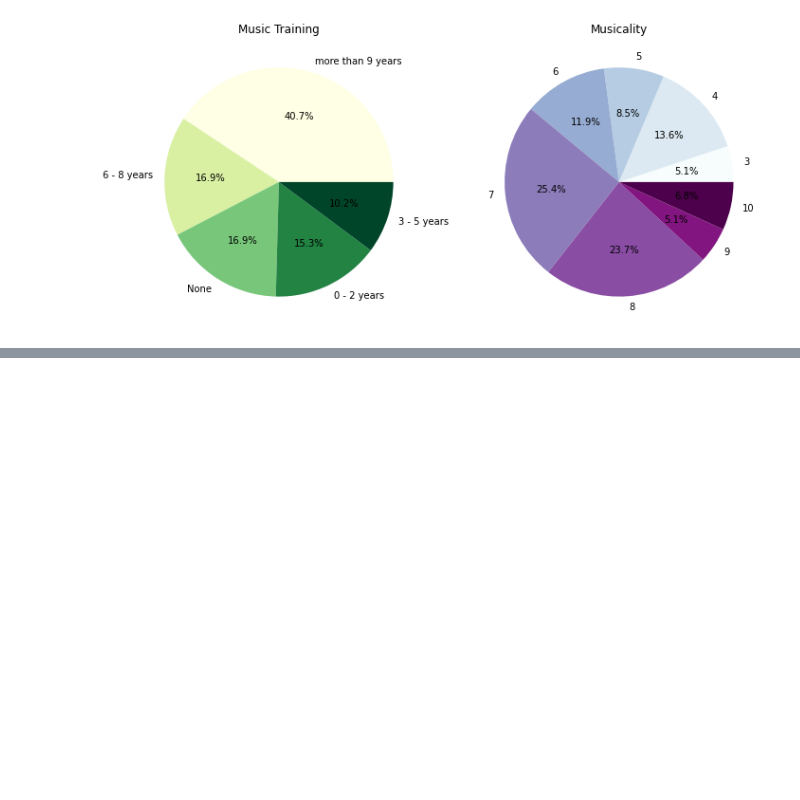
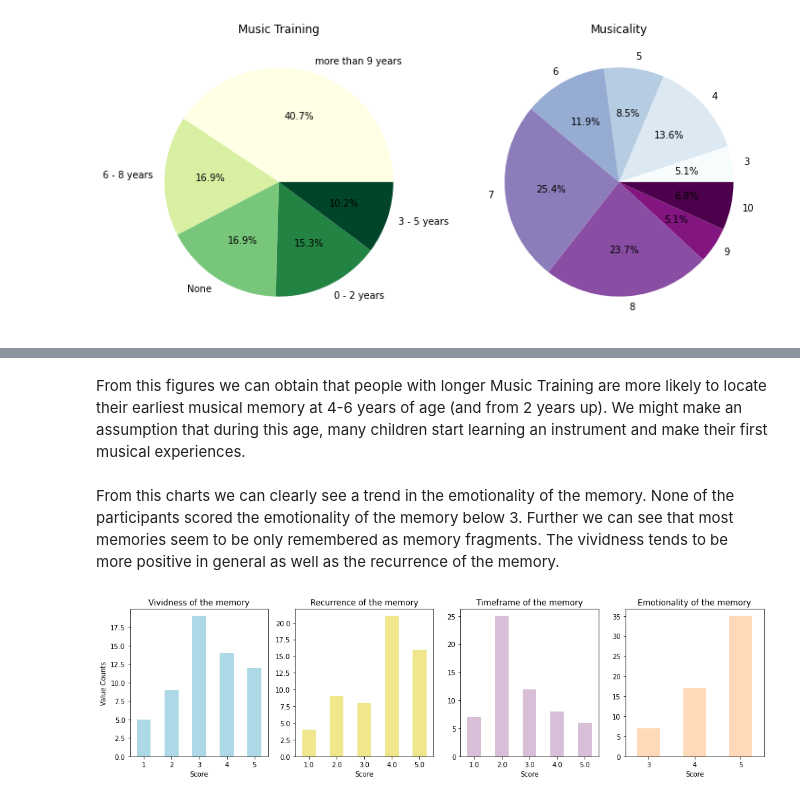
Before and after one commit to lennartnicolas/mpc-presentation, a Jupyter notebook: MPC Study Presentation.ipynb, the cells around one changed output, grey strips where cells are left out. Drawn from its saved outputs; the diff is of its cells as text; code cells hidden in the pictures; blank space fills up the shorter version.

```diff
--- a/MPC Study Presentation.ipynb
+++ b/MPC Study Presentation.ipynb
@@ -132,0 +163,37 @@ From the results we can obtain a strong relationship between the rating of the m
+# %% [markdown]
+From this figures we can obtain that people with longer Music Training are more likely to locate their earliest musical memory at 4-6 years of age (and from 2 years up). We might make an assumption that during this age, many children start learning an instrument and make their first musical experiences.
+# %% [markdown]
+From this charts we can clearly see a trend in the emotionality of the memory. None of the participants scored the emotionality of the memory below 3. Further we can see that most memories seem to be only remembered as memory fragments. The vividness tends to be more positive in general as well as the recurrence of the memory.
+# %%
+fig, ax = plt.subplots(1,4,figsize=(14,4))
+
+x = np.arange(len(df.MQ2.value_counts().sort_index()))
+df.MQ2.value_counts().sort_index().plot(kind='bar',
+                                        ax=ax[0],
+                                        color='lightblue',
+                                        title='Vividness of the memory',
+                                        ylabel='Value Counts',
+                                        rot=0,
+                                        xlabel='Score')
+df.MQ3.value_counts().sort_index().plot(kind='bar',
+                                        ax=ax[1],
+                                        title='Recurrence of the memory',
+                                        color='khaki',
+                                        rot=0,
+                                        xlabel='Score')
+df.MQ4.value_counts().sort_index().plot(kind='bar',
+                                        ax=ax[2],
+                                        title='Timeframe of the memory',
+                                        color='thistle',
+                                        rot=0,
+                                        xlabel='Score')
+df.MQ5.value_counts().sort_index().plot(kind='bar',
+                                        ax=ax[3],
+                                        title='Emotionality of the memory',
+                                        color='peachpuff',
+                                        rot=0,
+                                        xlabel='Score')
+
+plt.tight_layout()
+# %% [output]
+[figure, added]
```
Also changed, not shown: parts of 23 cells of this notebook.
